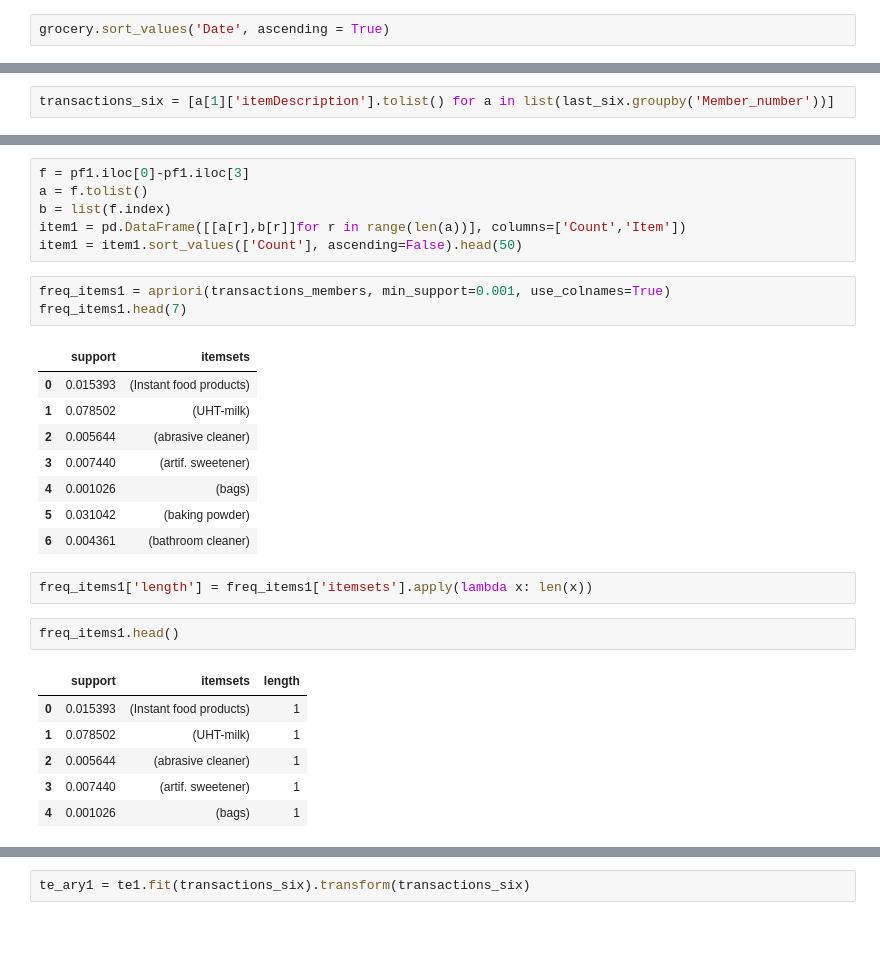
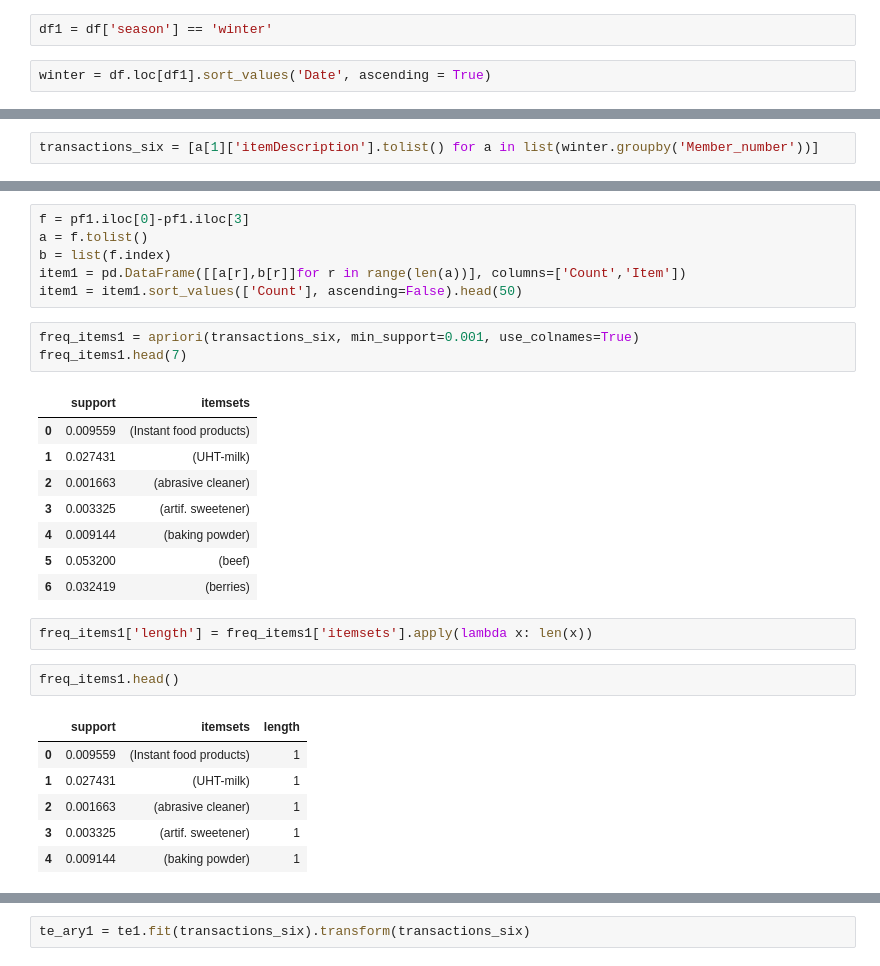
Before and after one commit to joyb05/Market-Basket-Analysis, a Jupyter notebook: Market_Basket_Analysis_Groceries_Dataset.ipynb, the cells around one changed output, grey strips where cells are left out. Saved outputs shown, nothing was run; the diff lists cells and outputs as text; blank space fills up the shorter version.

```diff
--- a/Market_Basket_Analysis_Groceries_Dataset.ipynb
+++ b/Market_Basket_Analysis_Groceries_Dataset.ipynb
@@ -450,2 +442,4 @@ grocery['Date'] = pd.to_datetime(grocery['Date'])
+# %%
+df1 = df['season'] == 'winter'
 # %%
-grocery.sort_values('Date', ascending = True)
+winter = df.loc[df1].sort_values('Date', ascending = True)
@@ -472,5 +446,5 @@ last_six = grocery.loc[df1].sort_values('Date', ascending = True)
 # %%
-transactions_six = [a[1]['itemDescription'].tolist() for a in list(last_six.groupby('Member_number'))]
+transactions_six = [a[1]['itemDescription'].tolist() for a in list(winter.groupby('Member_number'))]
 # %%
 te1 = TransactionEncoder()
 # %%
@@ -487,28 +461,28 @@ b = list(f.index)
 item1 = pd.DataFrame([[a[r],b[r]]for r in range(len(a))], columns=['Count','Item'])
 item1 = item1.sort_values(['Count'], ascending=False).head(50)
 # %%
-freq_items1 = apriori(transactions_members, min_support=0.001, use_colnames=True)
+freq_items1 = apriori(transactions_six, min_support=0.001, use_colnames=True)
 freq_items1.head(7)
 # %% [output]
 |  | support | itemsets |
-| 0 | 0.015393 | (Instant food products) |
-| 1 | 0.078502 | (UHT-milk) |
-| 2 | 0.005644 | (abrasive cleaner) |
-| 3 | 0.007440 | (artif. sweetener) |
-| 4 | 0.001026 | (bags) |
-| 5 | 0.031042 | (baking powder) |
-| 6 | 0.004361 | (bathroom cleaner) |
+| 0 | 0.009559 | (Instant food products) |
+| 1 | 0.027431 | (UHT-milk) |
+| 2 | 0.001663 | (abrasive cleaner) |
+| 3 | 0.003325 | (artif. sweetener) |
+| 4 | 0.009144 | (baking powder) |
+| 5 | 0.053200 | (beef) |
+| 6 | 0.032419 | (berries) |
 # %%
 freq_items1['length'] = freq_items1['itemsets'].apply(lambda x: len(x))
 # %%
 freq_items1.head()
 # %% [output]
 |  | support | itemsets | length |
-| 0 | 0.015393 | (Instant food products) | 1 |
-| 1 | 0.078502 | (UHT-milk) | 1 |
-| 2 | 0.005644 | (abrasive cleaner) | 1 |
-| 3 | 0.007440 | (artif. sweetener) | 1 |
-| 4 | 0.001026 | (bags) | 1 |
+| 0 | 0.009559 | (Instant food products) | 1 |
+| 1 | 0.027431 | (UHT-milk) | 1 |
+| 2 | 0.001663 | (abrasive cleaner) | 1 |
+| 3 | 0.003325 | (artif. sweetener) | 1 |
+| 4 | 0.009144 | (baking powder) | 1 |
 # %%
 rules2 = association_rules(freq_items1, metric="confidence", min_threshold=0.001)
 rules2.head(10)
```
Also changed, not shown: parts of 89 cells of this notebook.
